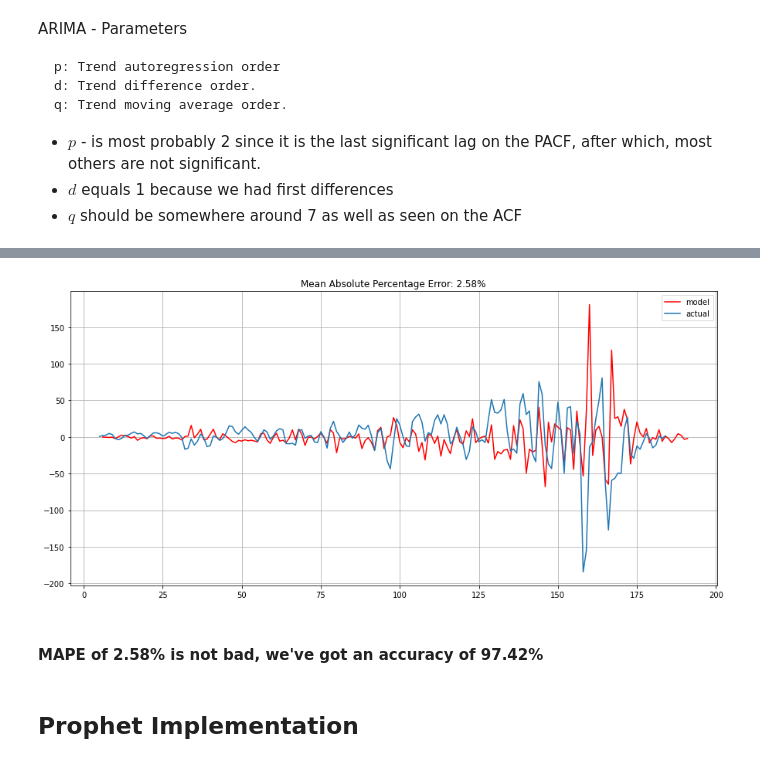
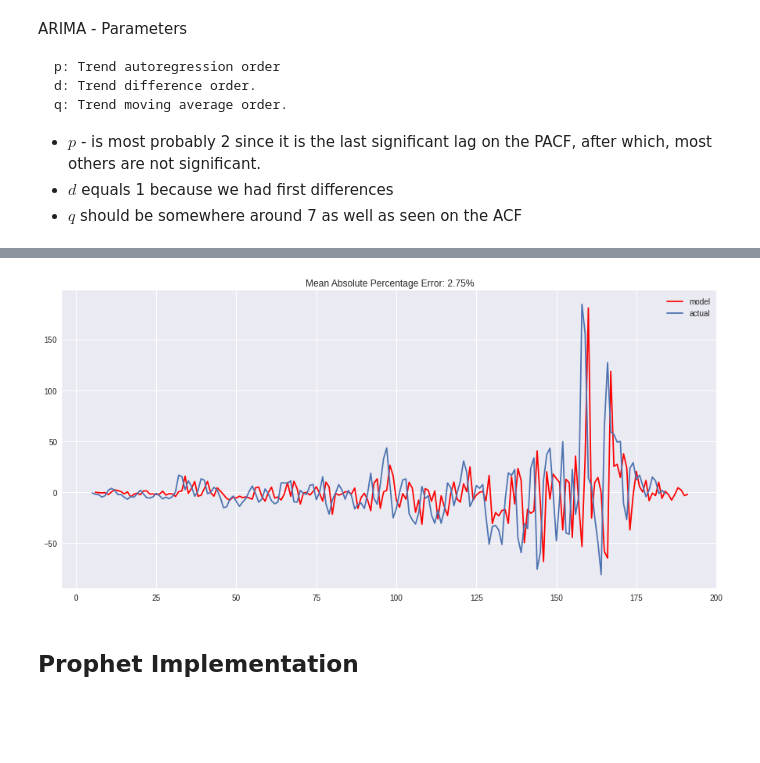
Before and after one commit to Selva-Subramanian/Yes-Bank-Stock-Closing-Price-Prediction, a Jupyter notebook: Yes_Bank_Stock_Closing_Price_Prediction.ipynb, the cells around one changed output, grey strips where cells are left out. Saved outputs shown, nothing was run; the diff lists cells and outputs as text; code cells hidden in the pictures; blank space fills up the shorter version.

```diff
--- a/Yes_Bank_Stock_Closing_Price_Prediction.ipynb
+++ b/Yes_Bank_Stock_Closing_Price_Prediction.ipynb
@@ -31,6 +33,7 @@ import pandas as pd                                    # data manipulations
 import matplotlib.pyplot as plt                        # visualize with plots
 %matplotlib inline
 import seaborn as sns
+plt.style.use('seaborn')
 import plotly.express as px
 
 from datetime import datetime                          # to convert to date
@@ -61,10 +64,10 @@ mean_squared_error,  mean_absolute_percentage_error,
 mean_absolute_error)
 
 from statsmodels.tsa.stattools import adfuller         # statistics and econometrics
-import statsmodels.formula.api as smf
-import statsmodels.tsa.api as smt
-import statsmodels.api as sm
-import scipy.stats as scs
+# import statsmodels.formula.api as smf
+# import statsmodels.tsa.api as smt
+# import statsmodels.api as sm
+# import scipy.stats as scs
 # %%
 # load the dataset
 working_dir_path = "/content/drive/MyDrive/Colab Notebooks/AlmaBetter Notebooks/Capstone projects/Yes Bank Stock Closing Price Prediction - Selva Subramanian S/"
@@ -908,6 +997,11 @@ max     76.628476
 # %%
 # create series
 diff = pd.Series(data=diff[5:])
+diff1 = [0]*5
+for i in diff:
+  diff1.append(i*(-1))
+diff1 = pd.Series(data=diff1)
+diff1 = diff1[5:]
 # %%
 # plot MAPE of ARIMA
 def plotARIMA(series, model, n_steps, d=1):
@@ -931,21 +1025,19 @@ def plotARIMA(series, model, n_steps, d=1):
     forecast = model.predict(start = data.shape[0], end = data.shape[0]+n_steps)
     forecast = data.arima_model.append(forecast)
     # calculate error, again having shifted on d steps from the beginning
-    error = mean_absolute_percentage_error(diff[d:], data['arima_model'][d:])
+    error = mean_absolute_percentage_error(diff1[d:], data['arima_model'][d:])
 
     plt.figure(figsize=(15, 7))
     plt.title("Mean Absolute Percentage Error: {0:.2f}%".format(error))
     plt.plot(forecast, color='r', label="model")
-    plt.plot(diff, label="actual")
+    plt.plot(diff1, label="actual")
     plt.legend()
     plt.grid(True);
 # %%
 # model predictions vs actual
-plotARIMA(diff, model, 6)
+plotARIMA(diff1, model, 6)
 # %% [output]
-[figure, old version]
+[figure, new version]
-# %% [markdown]
-#### MAPE of 2.58% is not bad, we've got an accuracy of 97.42%
 # %% [markdown]
 ## <b> Prophet Implementation
 # %% [markdown]
```
Also changed, not shown: parts of 45 cells of this notebook.
